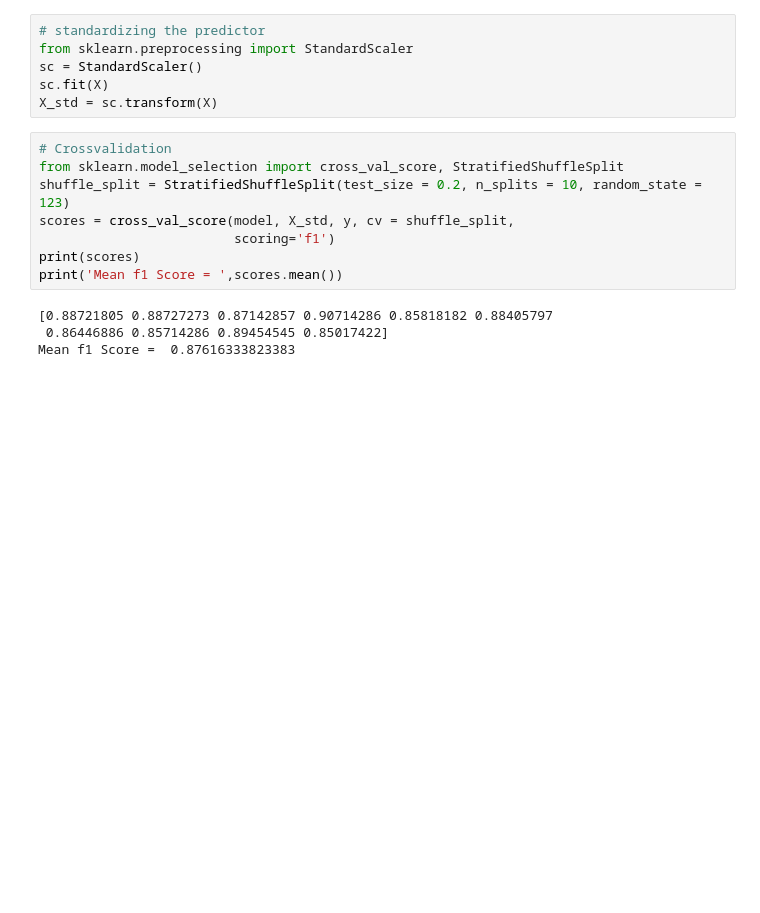
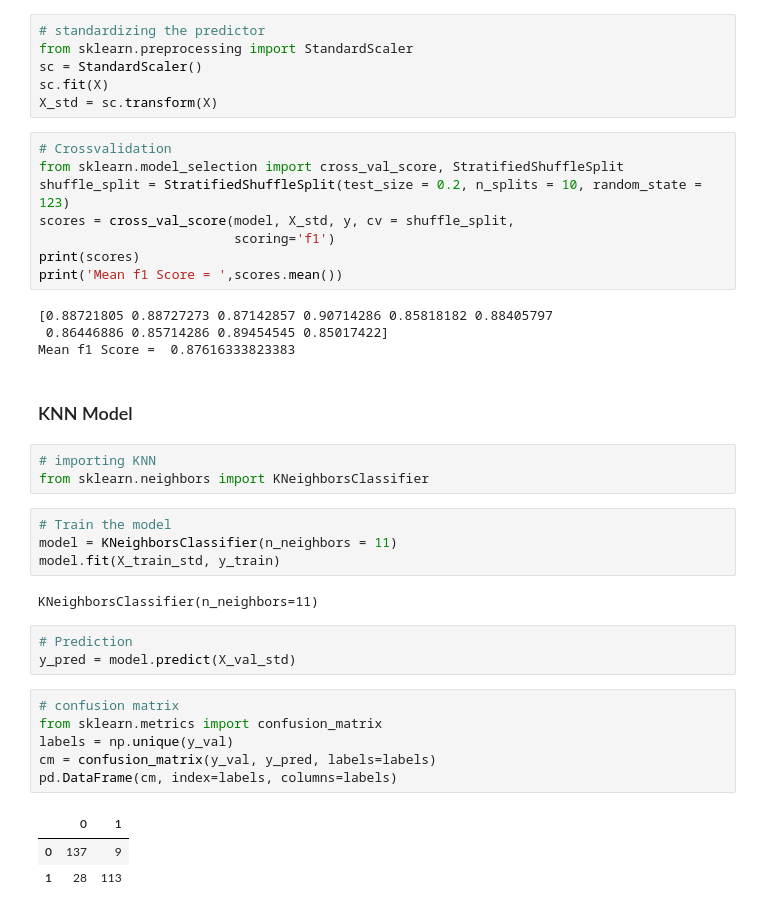
Before and after one commit to intelspeedstep/IDS749, a Jupyter notebook: Predicting Cars Price Class.ipynb, the cells around one changed output. Cells and saved outputs as stored; diff of their text form; blank space fills up the shorter version.

```diff
--- a/Predicting Cars Price Class.ipynb
+++ b/Predicting Cars Price Class.ipynb
@@ -413,3 +413,27 @@ print('Mean f1 Score = ',scores.mean())
 [0.88721805 0.88727273 0.87142857 0.90714286 0.85818182 0.88405797
  0.86446886 0.85714286 0.89454545 0.85017422]
 Mean f1 Score =  0.87616333823383
+# %% [markdown]
+### KNN Model
+# %%
+# importing KNN
+from sklearn.neighbors import KNeighborsClassifier
+# %%
+# Train the model
+model = KNeighborsClassifier(n_neighbors = 11)
+model.fit(X_train_std, y_train)
+# %% [output]
+KNeighborsClassifier(n_neighbors=11)
+# %%
+# Prediction
+y_pred = model.predict(X_val_std)
+# %%
+# confusion matrix
+from sklearn.metrics import confusion_matrix
+labels = np.unique(y_val)
+cm = confusion_matrix(y_val, y_pred, labels=labels)
+pd.DataFrame(cm, index=labels, columns=labels)
+# %% [output]
+|  | 0 | 1 |
+| 0 | 137 | 9 |
+| 1 | 28 | 113 |
```
Also changed, not shown: parts of 9 cells of this notebook, 3 other files.
